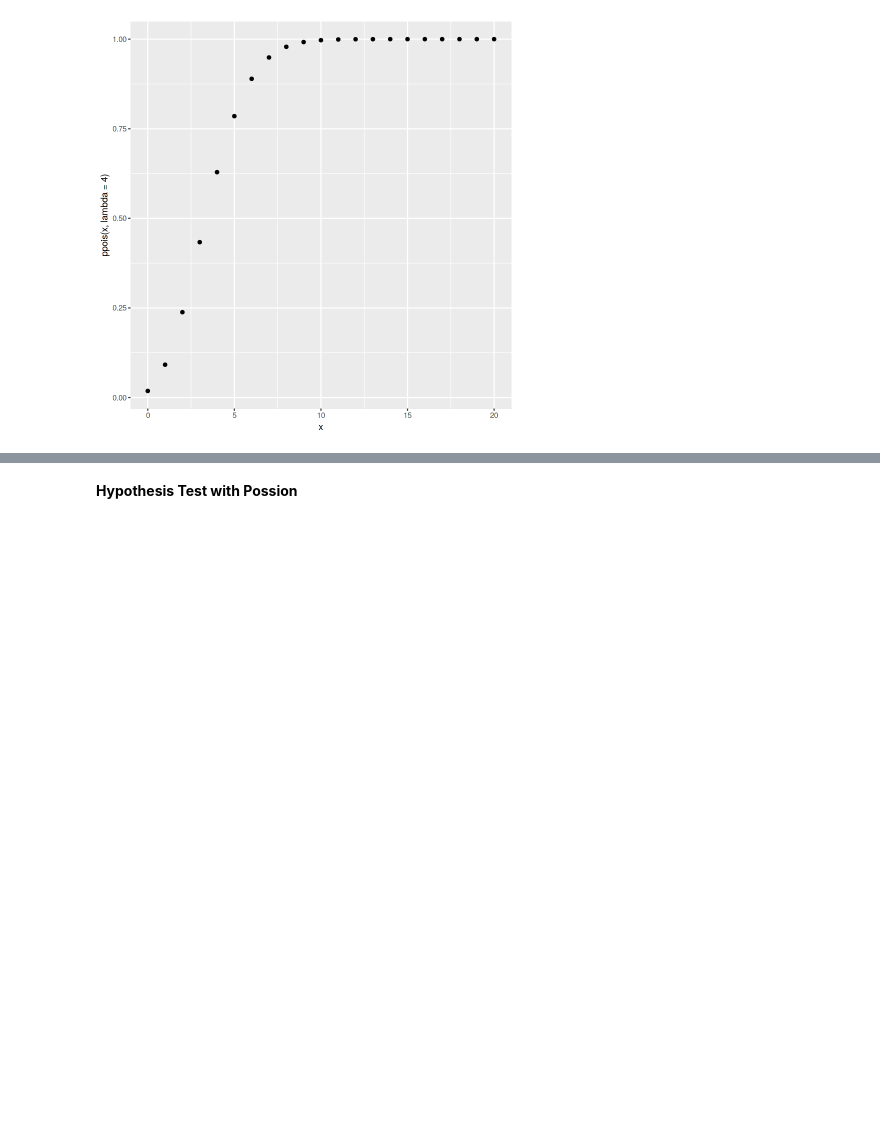
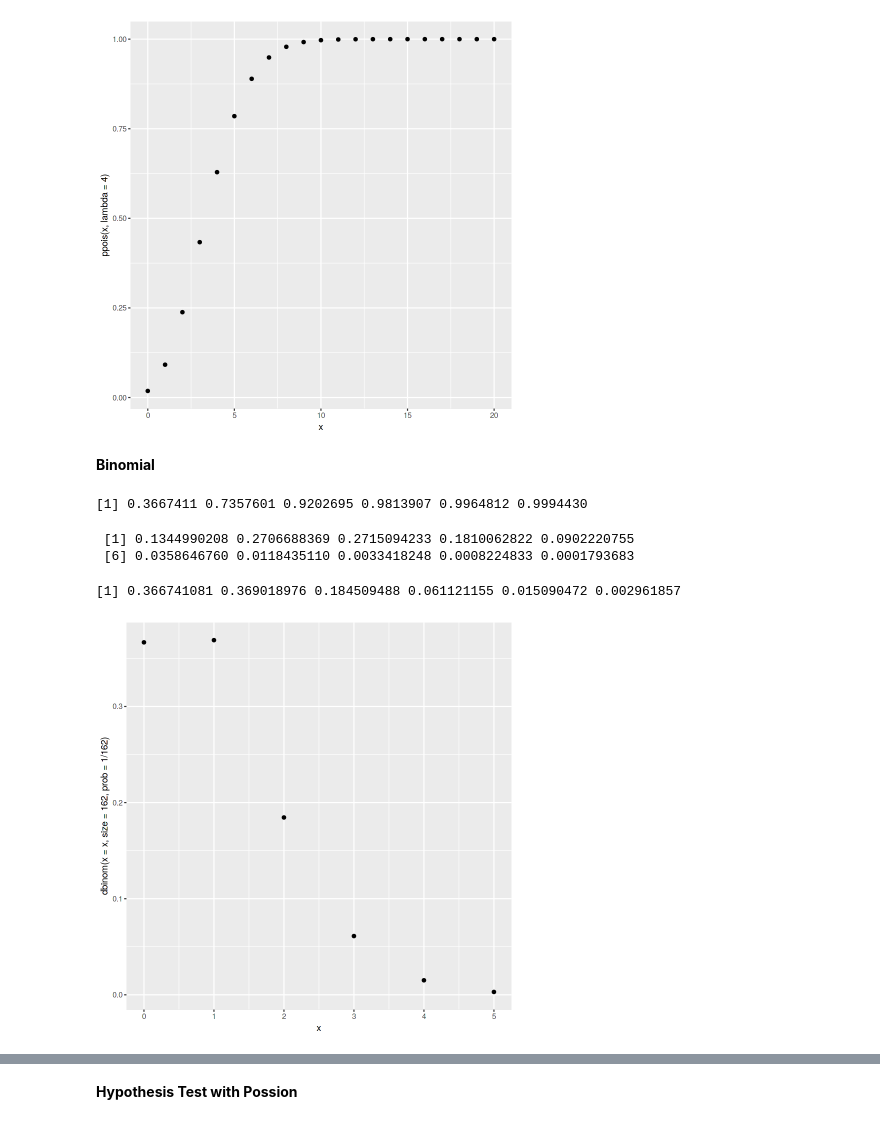
Before and after one commit to foreverloop/azcourseprep, a Jupyter notebook: more-poisson-dists.ipynb, the cells around one changed output, grey strips where cells are left out. Cells and saved outputs as stored; diff of their text form; code cells hidden in the pictures; blank space fills up the shorter version.

Commit message:
binomial stuff

```diff
--- a/more-poisson-dists.ipynb
+++ b/more-poisson-dists.ipynb
@@ -51,3 +57,24 @@ ggplot(data.frame(x=c(0:20)), aes(x)) +
 geom_point(aes(y=ppois(x, lambda=4)))
 # %% [output]
 [figure]
+# %% [markdown]
+<b>Binomial</b>
+# %%
+#if an event has a probability of 1/162, after 162 trials 36.6% of people get 0
+pbinom(q=c(0:5),size=162,prob=1/162)
+# %% [output]
+[1] 0.3667411 0.7357601 0.9202695 0.9813907 0.9964812 0.9994430
+# %%
+#different outcomes for 0 to 9 successes for a 1/162 probability
+dbinom(x=c(0:9), size=324, prob=1/162, log = FALSE)
+
+#the most likely outcomes with 162 events and a probability of 1/162 is 1
+#closely followed by 0
+ggplot(data.frame(x=c(0:5)), aes(x)) +
+geom_point(aes(y=dbinom(x=x,size=162,prob=1/162)))
+dbinom(x=c(0:5), size=162, prob=1/162, log = FALSE)
+# %% [output]
+ [1] 0.1344990208 0.2706688369 0.2715094233 0.1810062822 0.0902220755
+ [6] 0.0358646760 0.0118435110 0.0033418248 0.0008224833 0.0001793683
+[1] 0.366741081 0.369018976 0.184509488 0.061121155 0.015090472 0.002961857
+[figure, added]
```
Also changed, not shown: parts of 6 cells of this notebook.
